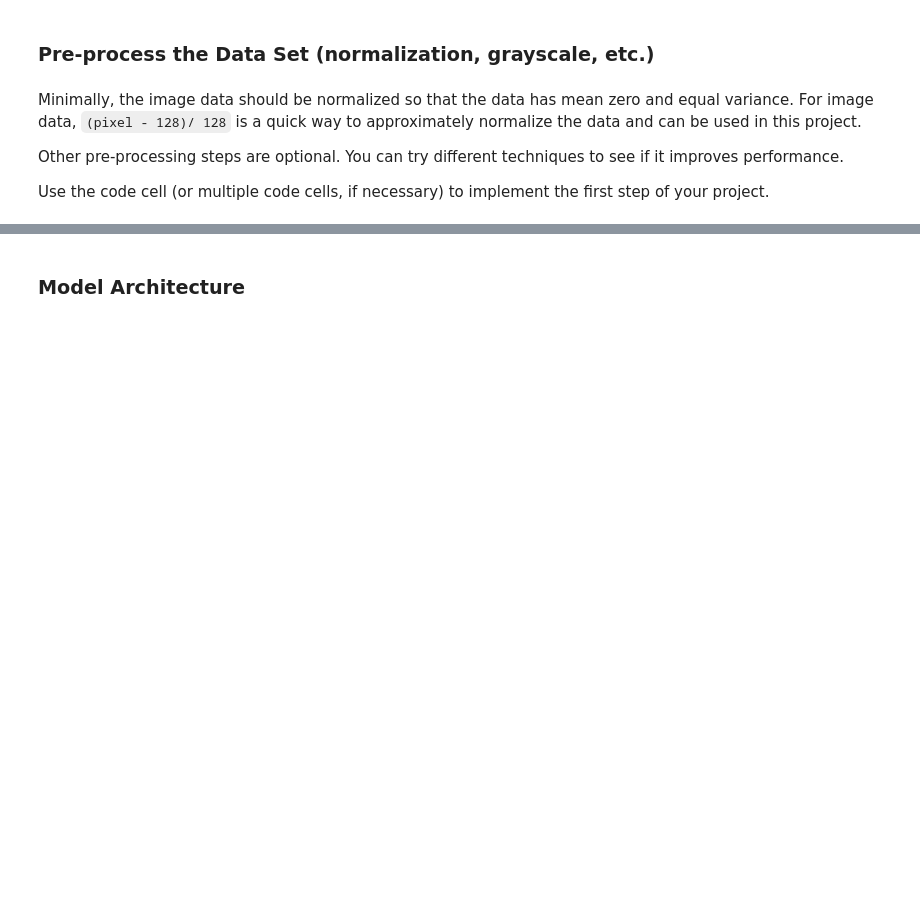
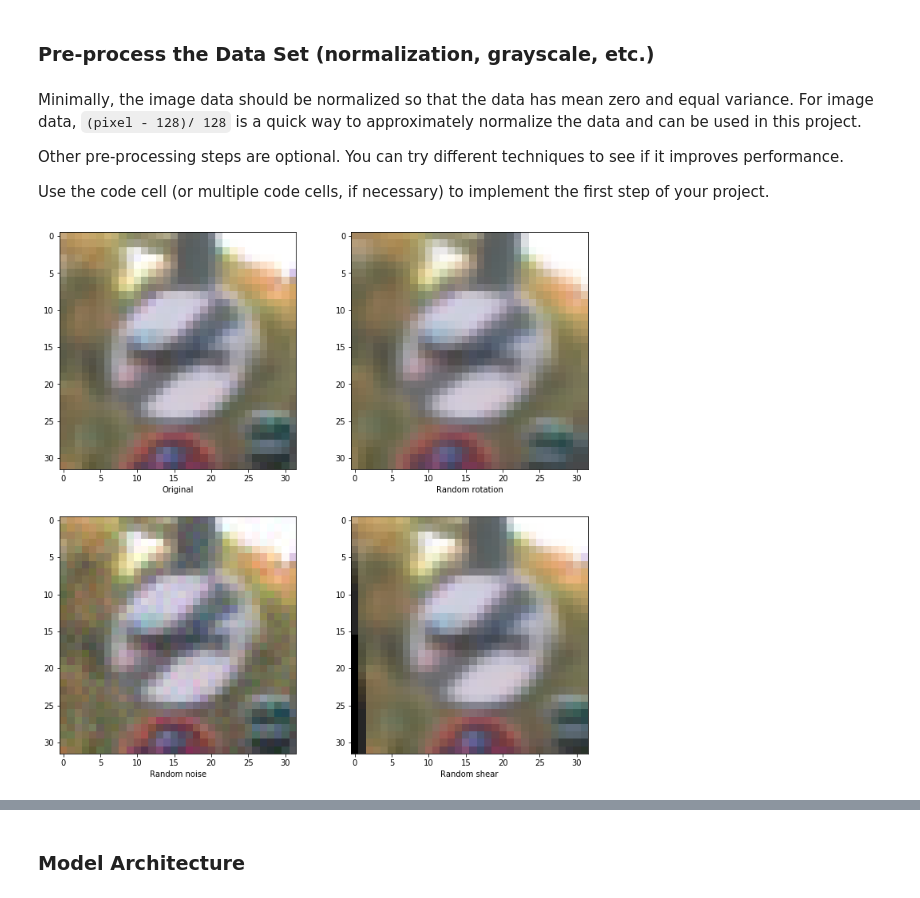
Before and after one commit to KazukiChiyo/traffic-sign, a Jupyter notebook: Traffic_Sign_Classifier.ipynb, the cells around one changed output, grey strips where cells are left out. Cells and saved outputs as stored; diff of their text form; code cells hidden in the pictures; blank space fills up the shorter version.

```diff
--- a/Traffic_Sign_Classifier.ipynb
+++ b/Traffic_Sign_Classifier.ipynb
@@ -124,3 +172,65 @@ Minimally, the image data should be normalized so that the data has mean zero an
 Other pre-processing steps are optional. You can try different techniques to see if it improves performance.
 
 Use the code cell (or multiple code cells, if necessary) to implement the first step of your project.
+# %%
+import random
+from scipy import ndarray
+import skimage
+from skimage import transform, util
+
+def random_rotation(img, lo=-25.0, hi=25.0):
+    """Randomly rotate the image given a range (lo, hi).
+    Parameters:
+    -----------
+    img: array
+        Input image to apply rotation.
+    lo: float or int
+        Lower degrees of rotation.
+    hi: float or int
+        Higher degrees of rotation.
+    """
+    random_degree = random.uniform(lo, hi)
+    return skimage.transform.rotate(img, random_degree, mode="edge")
+
+def random_noise(img, var=0.0005):
+    """Randomly add noise to the image.
+    Parameters:
+    -----------
+    img: array
+        Input image to add random noise.
+    """
+    return skimage.util.random_noise(img, var=var)
+
+def random_shear(img, lo=0.0, hi=0.1):
+    """Randomly apply shear to the image given a range (lo, hi).
+    Parameters:
+    -----------
+    img: array
+        Input image to apply shear.
+    lo: float or int
+        Lower degrees of shear.
+    hi: float or int
+        Higher degrees of shear.
+    """
+    random_shear = random.uniform(lo, hi)
+    affine = skimage.transform.AffineTransform(shear=random_shear)
+    return skimage.transform.warp(img, inverse_map=affine)
+
+matplotlib.rcParams['figure.figsize'] = (12, 12)
+input_img = _X_train[100]
+plt.subplot(2, 2, 1)
+plt.imshow(input_img)
+plt.xlabel("Original")
+plt.subplot(2, 2, 2)
+plt.imshow(random_rotation(input_img))
+plt.xlabel("Random rotation")
+plt.subplot(2, 2, 3)
+plt.imshow(random_noise(input_img))
+plt.xlabel("Random noise")
+plt.subplot(2, 2, 4)
+plt.imshow(random_shear(input_img))
+plt.xlabel("Random shear")
+plt.savefig('outputs/transformation.png')
+matplotlib.rcParams['figure.figsize'] = (12, 12)
+# %% [output]
+[figure, added]
```
Also changed, not shown: parts of 22 cells of this notebook, 21 other files.
